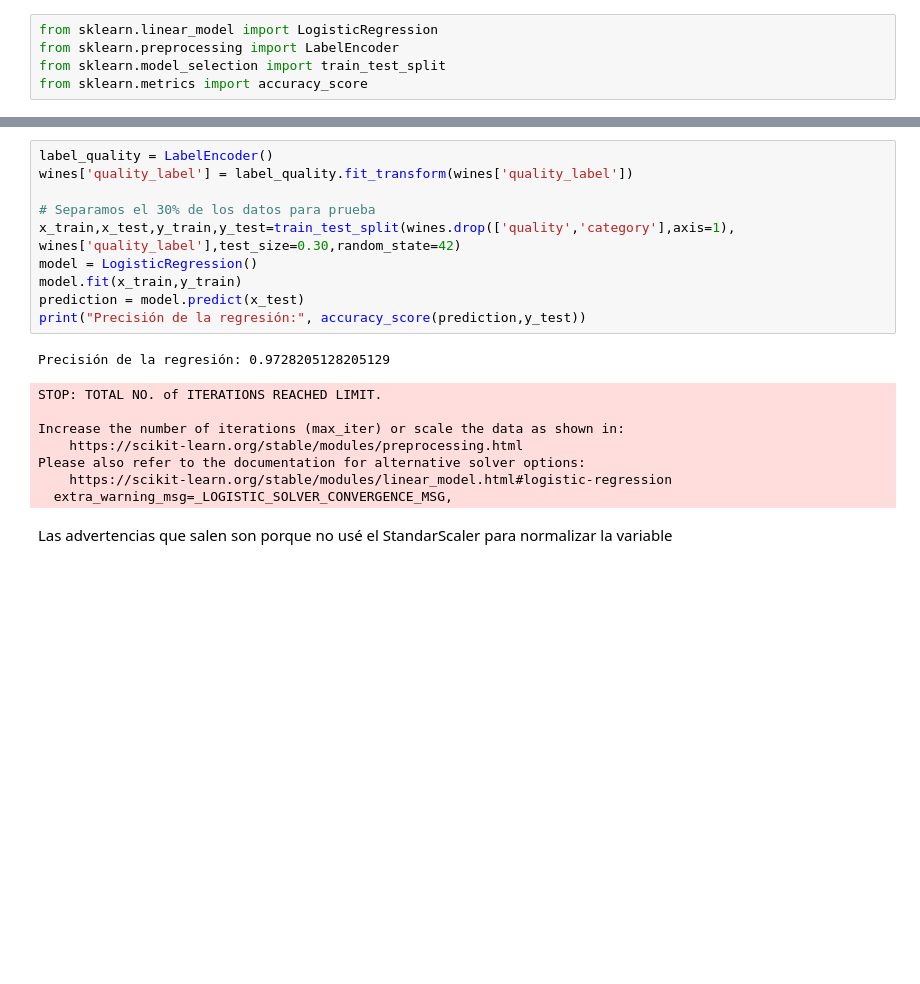
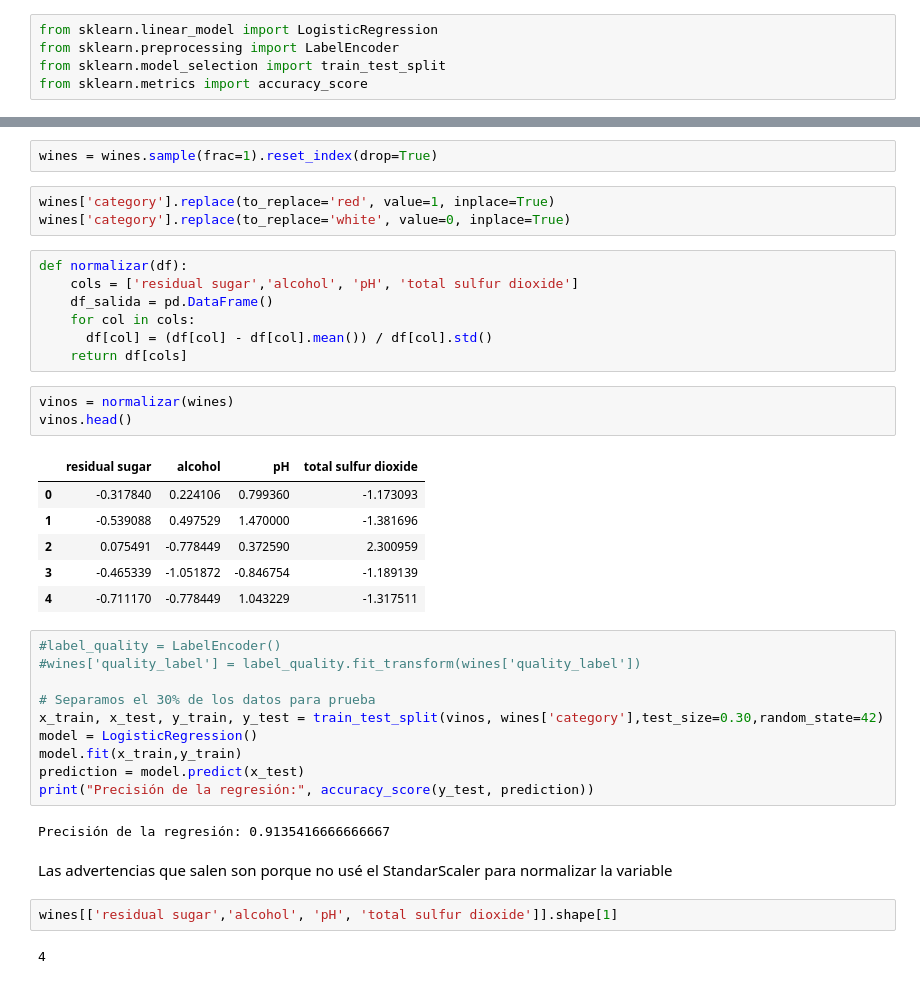
Before and after one commit to robertbarac/EDA-Wines, a Jupyter notebook: EDA_Wines.ipynb, the cells around one changed output, grey strips where cells are left out. Cells and saved outputs as stored; diff of their text form; blank space fills up the shorter version.

```diff
--- a/EDA_Wines.ipynb
+++ b/EDA_Wines.ipynb
@@ -506,21 +528,40 @@ from sklearn.metrics import accuracy_score
+# %%
+wines = wines.sample(frac=1).reset_index(drop=True)
+# %%
+wines['category'].replace(to_replace='red', value=1, inplace=True)
+wines['category'].replace(to_replace='white', value=0, inplace=True)
+# %%
+def normalizar(df):
+    cols = ['residual sugar','alcohol', 'pH', 'total sulfur dioxide']
+    df_salida = pd.DataFrame()
+    for col in cols:
+      df[col] = (df[col] - df[col].mean()) / df[col].std()
+    return df[cols]
+# %%
+vinos = normalizar(wines)
+vinos.head()
+# %% [output]
+|  | residual sugar | alcohol | pH | total sulfur dioxide |
+| 0 | -0.317840 | 0.224106 | 0.799360 | -1.173093 |
+| 1 | -0.539088 | 0.497529 | 1.470000 | -1.381696 |
+| 2 | 0.075491 | -0.778449 | 0.372590 | 2.300959 |
+| 3 | -0.465339 | -1.051872 | -0.846754 | -1.189139 |
+| 4 | -0.711170 | -0.778449 | 1.043229 | -1.317511 |
 # %%
-label_quality = LabelEncoder()
-wines['quality_label'] = label_quality.fit_transform(wines['quality_label'])
+#label_quality = LabelEncoder()
+#wines['quality_label'] = label_quality.fit_transform(wines['quality_label'])
 
 # Separamos el 30% de los datos para prueba
-x_train,x_test,y_train,y_test=train_test_split(wines.drop(['quality','category'],axis=1), wines['quality_label'],test_size=0.30,random_state=42)
+x_train, x_test, y_train, y_test = train_test_split(vinos, wines['category'],test_size=0.30,random_state=42)
 model = LogisticRegression()
 model.fit(x_train,y_train)
 prediction = model.predict(x_test)
-print("Precisión de la regresión:", accuracy_score(prediction,y_test))
+print("Precisión de la regresión:", accuracy_score(y_test, prediction))
 # %% [output]
-Precisión de la regresión: 0.9728205128205129
+Precisión de la regresión: 0.9135416666666667
-STOP: TOTAL NO. of ITERATIONS REACHED LIMIT.
-
-Increase the number of iterations (max_iter) or scale the data as shown in:
-    https://scikit-learn.org/stable/modules/preprocessing.html
-Please also refer to the documentation for alternative solver options:
-    https://scikit-learn.org/stable/modules/linear_model.html#logistic-regression
-  extra_warning_msg=_LOGISTIC_SOLVER_CONVERGENCE_MSG,
 # %% [markdown]
 Las advertencias que salen son porque no usé el StandarScaler para normalizar la variable
+# %%
+wines[['residual sugar','alcohol', 'pH', 'total sulfur dioxide']].shape[1]
+# %% [output]
+4
```
Also changed, not shown: parts of 22 cells of this notebook.
